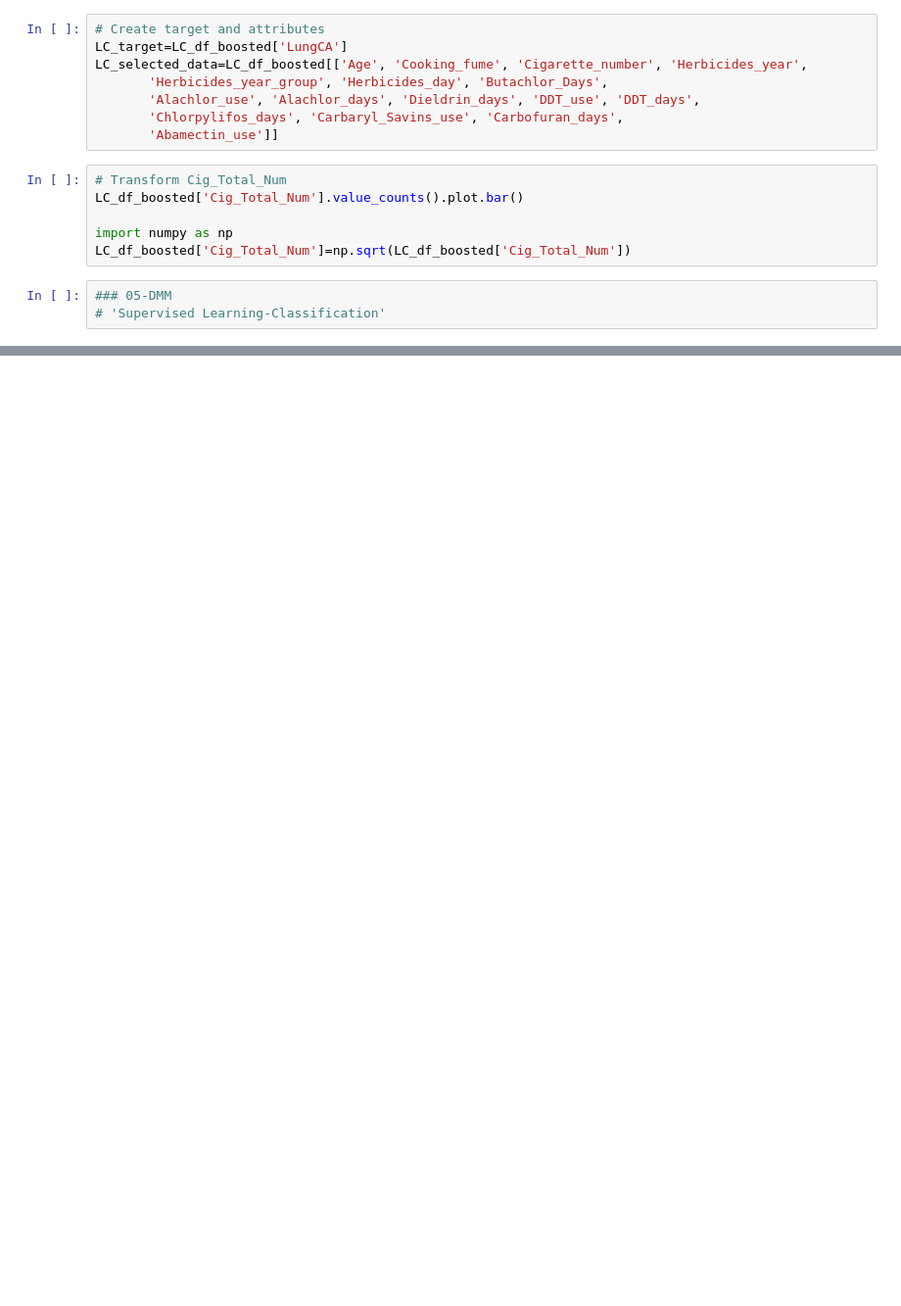
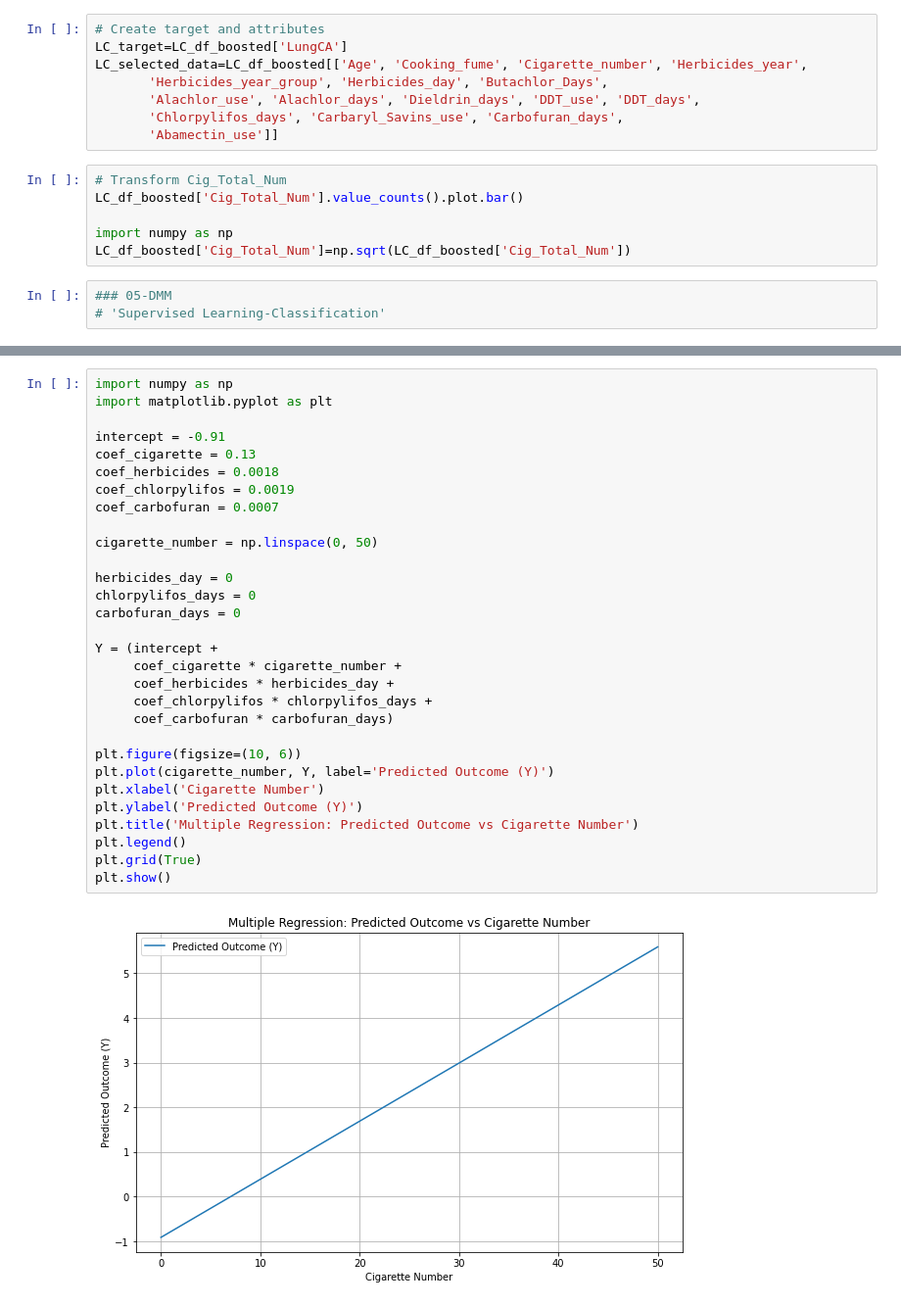
Before and after one commit to blairduan22/iteration4, a Jupyter notebook: iteration-4.ipynb, the cells around one changed output, grey strips where cells are left out. Shown at 98% size. Saved outputs shown, nothing was run; the diff lists cells and outputs as text; blank space fills up the shorter version.

```diff
--- a/iteration-4.ipynb
+++ b/iteration-4.ipynb
@@ -321,0 +422,32 @@ LC_df_boosted['Cig_Total_Num']=np.sqrt(LC_df_boosted['Cig_Total_Num'])
+# %%
+import numpy as np
+import matplotlib.pyplot as plt
+
+intercept = -0.91
+coef_cigarette = 0.13
+coef_herbicides = 0.0018
+coef_chlorpylifos = 0.0019
+coef_carbofuran = 0.0007
+
+cigarette_number = np.linspace(0, 50)
+
+herbicides_day = 0
+chlorpylifos_days = 0
+carbofuran_days = 0
+
+Y = (intercept +
+     coef_cigarette * cigarette_number +
+     coef_herbicides * herbicides_day +
+     coef_chlorpylifos * chlorpylifos_days +
+     coef_carbofuran * carbofuran_days)
+
+plt.figure(figsize=(10, 6))
+plt.plot(cigarette_number, Y, label='Predicted Outcome (Y)')
+plt.xlabel('Cigarette Number')
+plt.ylabel('Predicted Outcome (Y)')
+plt.title('Multiple Regression: Predicted Outcome vs Cigarette Number')
+plt.legend()
+plt.grid(True)
+plt.show()
+# %% [output]
+[figure, added]
```
Also changed, not shown: parts of 17 cells of this notebook.
